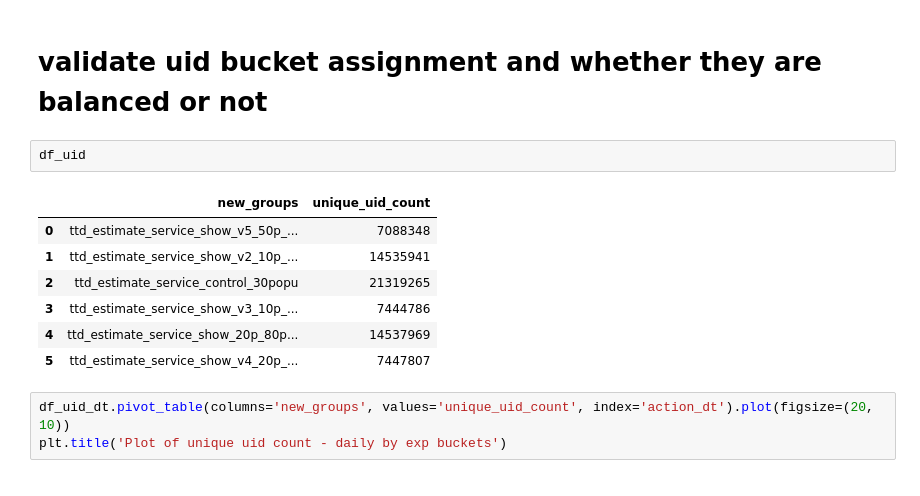
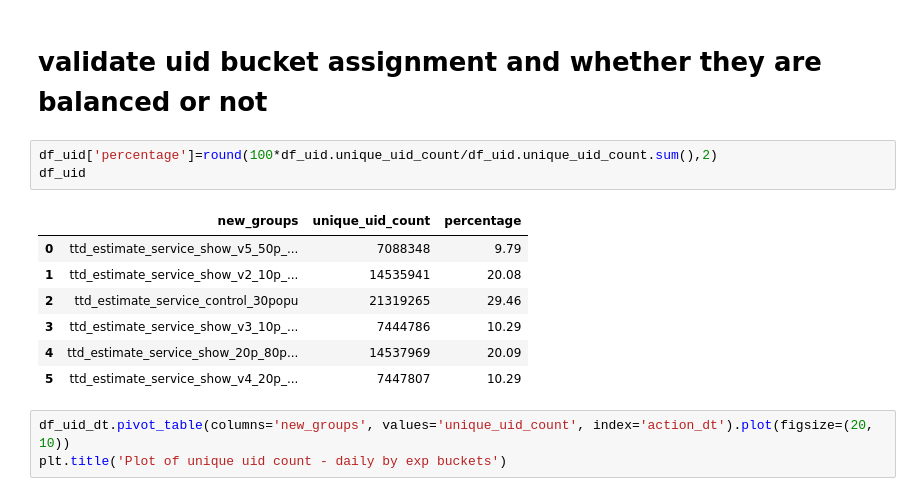
Before and after one commit to zzhang-wish/zzhang_logistics, a Jupyter notebook: TTD_analysis/ttd_experiment_CR.ipynb, the cells around one changed output. Drawn from its saved outputs; the diff is of its cells as text.

```diff
--- a/TTD_analysis/ttd_experiment_CR.ipynb
+++ b/TTD_analysis/ttd_experiment_CR.ipynb
@@ -221,16 +221,17 @@ df_lrr = dw.td_query('''
 df_lrr
 # %% [markdown]
 # validate uid bucket assignment and whether they are balanced or not
-# %%
-df_uid
-# %% [output]
-|  | new_groups | unique_uid_count |
-| 0 | ttd_estimate_service_show_v5_50p_... | 7088348 |
-| 1 | ttd_estimate_service_show_v2_10p_... | 14535941 |
-| 2 | ttd_estimate_service_control_30popu | 21319265 |
-| 3 | ttd_estimate_service_show_v3_10p_... | 7444786 |
-| 4 | ttd_estimate_service_show_20p_80p... | 14537969 |
-| 5 | ttd_estimate_service_show_v4_20p_... | 7447807 |
+# %%
+df_uid['percentage']=round(100*df_uid.unique_uid_count/df_uid.unique_uid_count.sum(),2)
+df_uid
+# %% [output]
+|  | new_groups | unique_uid_count | percentage |
+| 0 | ttd_estimate_service_show_v5_50p_... | 7088348 | 9.79 |
+| 1 | ttd_estimate_service_show_v2_10p_... | 14535941 | 20.08 |
+| 2 | ttd_estimate_service_control_30popu | 21319265 | 29.46 |
+| 3 | ttd_estimate_service_show_v3_10p_... | 7444786 | 10.29 |
+| 4 | ttd_estimate_service_show_20p_80p... | 14537969 | 20.09 |
+| 5 | ttd_estimate_service_show_v4_20p_... | 7447807 | 10.29 |
 # %%
 df_uid_dt.pivot_table(columns='new_groups', values='unique_uid_count', index='action_dt').plot(figsize=(20, 10))
 plt.title('Plot of unique uid count - daily by exp buckets')
```
Also changed, not shown: parts of 14 cells of this notebook.
